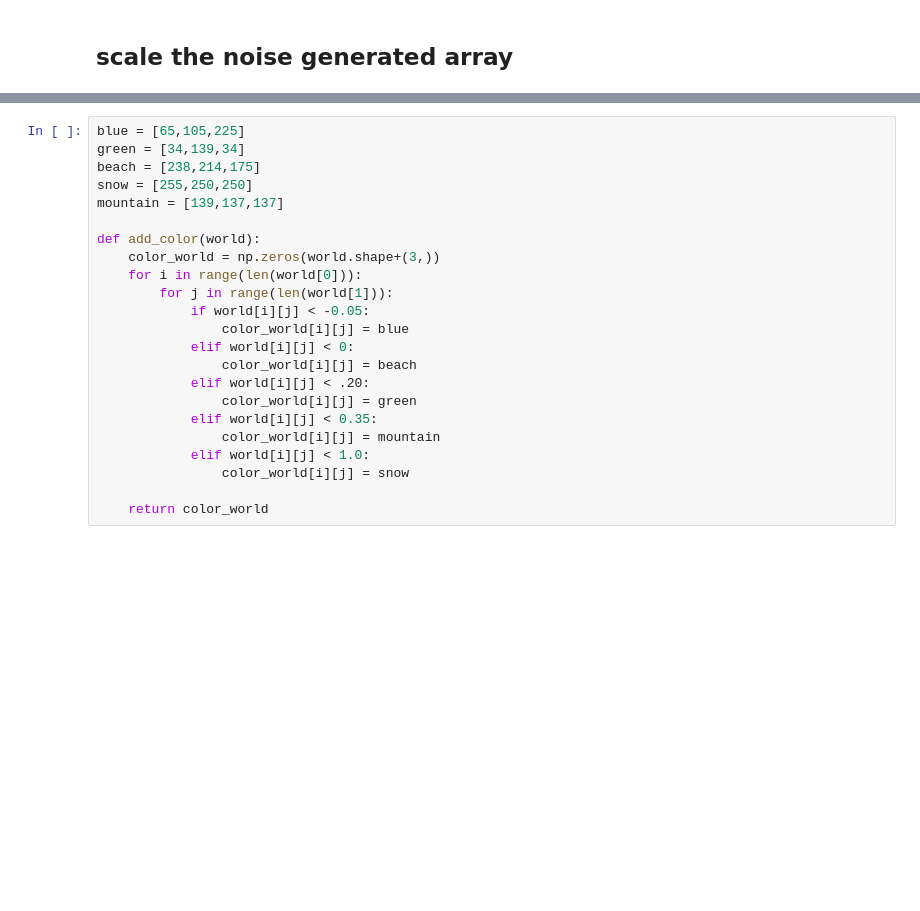
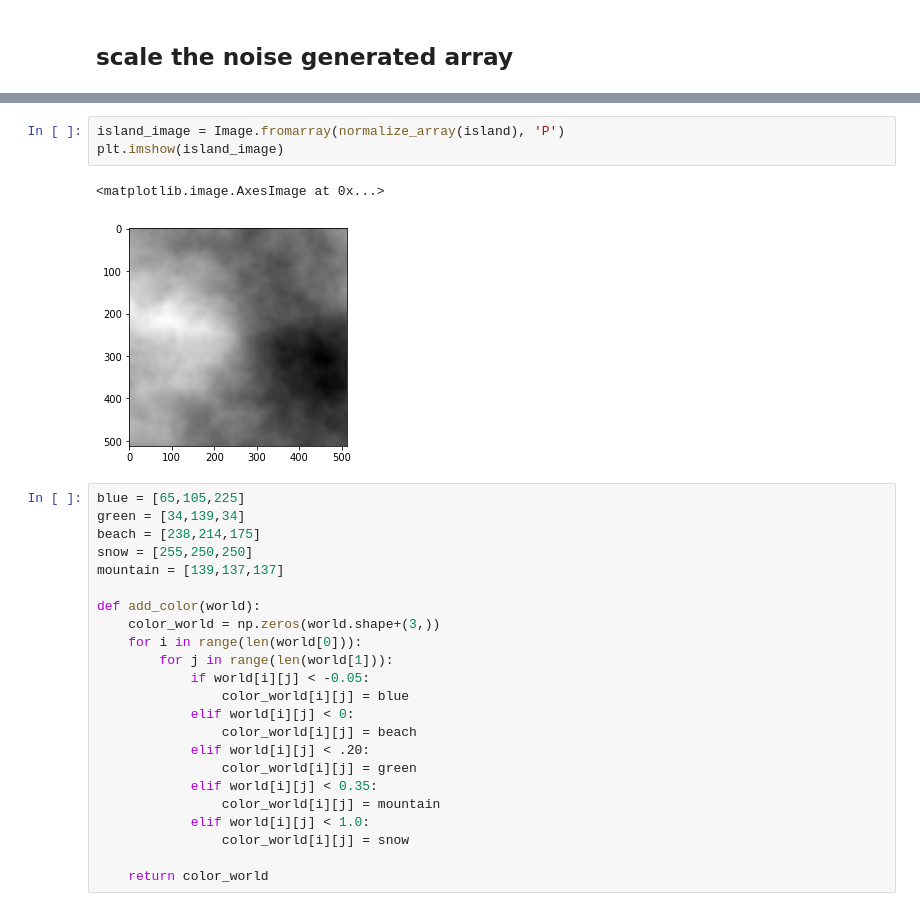
Before and after one commit to cmanon/python-pcg, a Jupyter notebook: PerlinNoise.ipynb, the cells around one changed output, grey strips where cells are left out. Saved outputs shown, nothing was run; the diff lists cells and outputs as text; blank space fills up the shorter version.

```diff
--- a/PerlinNoise.ipynb
+++ b/PerlinNoise.ipynb
@@ -55,3 +76,9 @@ plt.imshow(image)
+# %%
+island_image = Image.fromarray(normalize_array(island), 'P')
+plt.imshow(island_image)
+# %% [output]
+<matplotlib.image.AxesImage at 0x...>
+[figure, added]
 # %%
 blue = [65,105,225]
 green = [34,139,34]
```
Also changed, not shown: parts of 9 cells of this notebook, 2 other files.
